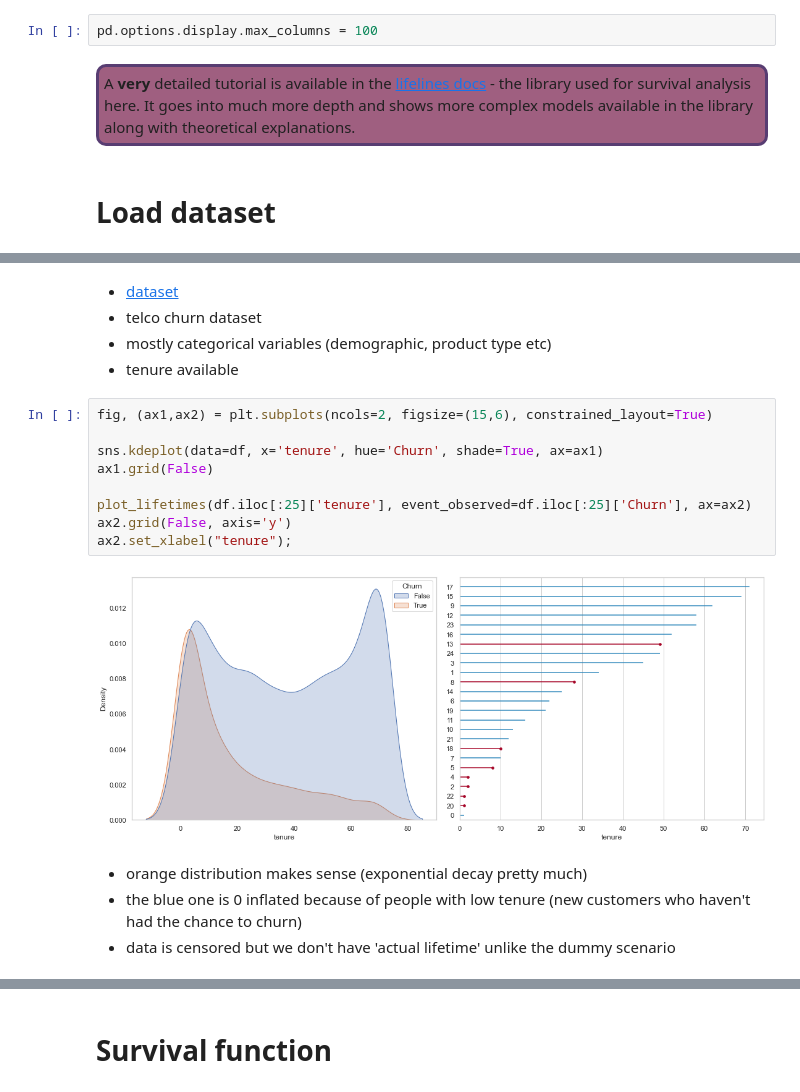
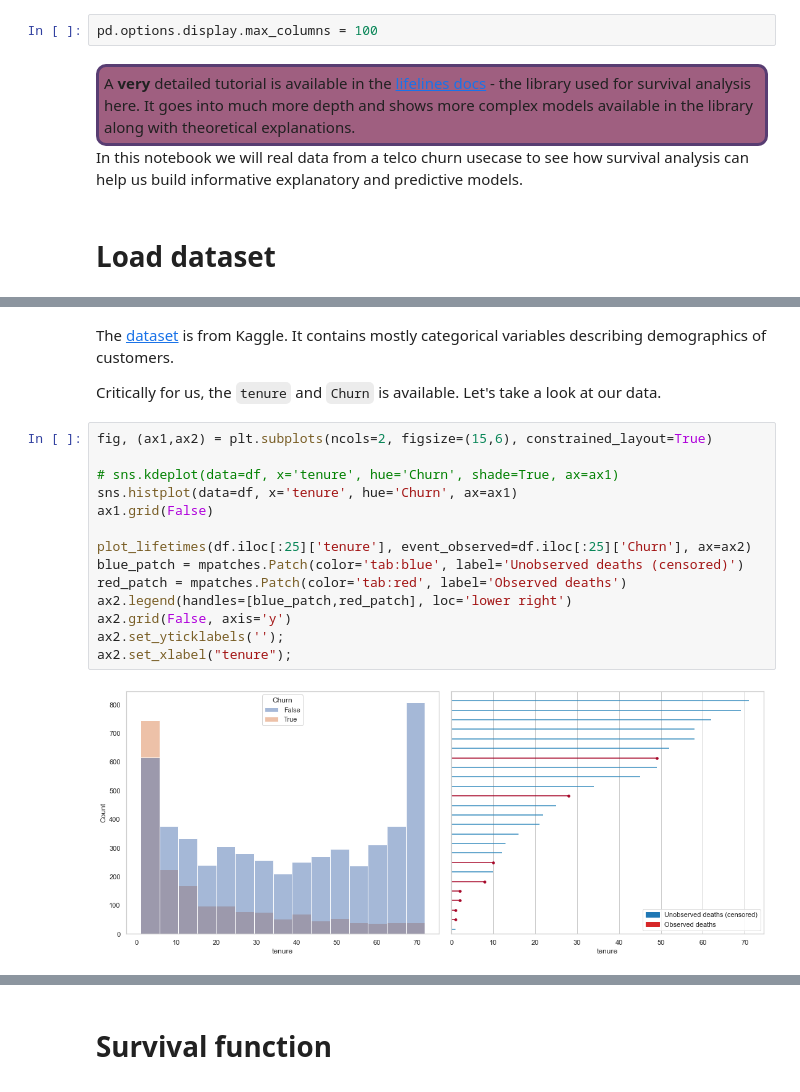
Before and after one commit to Rabeez/survival_demo, a Jupyter notebook: 2 - Churn.ipynb, the cells around one changed output, grey strips where cells are left out. Drawn from its saved outputs; the diff is of its cells as text.

```diff
--- a/2 - Churn.ipynb
+++ b/2 - Churn.ipynb
@@ -21,6 +21,10 @@ pd.options.display.max_columns = 100
             ">
     A <b>very</b> detailed tutorial is available in the <a href="https://lifelines.readthedocs.io/en/latest/Survival%20Analysis%20intro.html">lifelines docs</a> - the library used for survival analysis here. It goes into much more depth and shows more complex models available in the library along with theoretical explanations.
 </div>
+</br>
+</br>
+
+In this notebook we will real data from a telco churn usecase to see how survival analysis can help us build informative explanatory and predictive models.
 # %% [markdown]
 # Load dataset
 # %%
@@ -37,22 +41,22 @@ df.head()
 | 3 | 7795-CFOCW | Male | 0 | No | No | 45 | No | No phone service | ... |
 | 4 | 9237-HQITU | Female | 0 | No | No | 2 | Yes | No | ... |
 # %% [markdown]
-- [dataset](https://www.kaggle.com/blastchar/telco-customer-churn)
-- telco churn dataset
-- mostly categorical variables (demographic, product type etc)
-- tenure available
+The [dataset](https://www.kaggle.com/blastchar/telco-customer-churn) is from Kaggle. It contains mostly categorical variables describing demographics of customers.
+
+Critically for us, the `tenure` and `Churn` is available. Let's take a look at our data.
 # %%
 fig, (ax1,ax2) = plt.subplots(ncols=2, figsize=(15,6), constrained_layout=True)
 
-sns.kdeplot(data=df, x='tenure', hue='Churn', shade=True, ax=ax1)
+# sns.kdeplot(data=df, x='tenure', hue='Churn', shade=True, ax=ax1)
+sns.histplot(data=df, x='tenure', hue='Churn', ax=ax1)
 ax1.grid(False)
 
 plot_lifetimes(df.iloc[:25]['tenure'], event_observed=df.iloc[:25]['Churn'], ax=ax2)
+blue_patch = mpatches.Patch(color='tab:blue', label='Unobserved deaths (censored)')
+red_patch = mpatches.Patch(color='tab:red', label='Observed deaths')
+ax2.legend(handles=[blue_patch,red_patch], loc='lower right')
 ax2.grid(False, axis='y')
+ax2.set_yticklabels('');
 ax2.set_xlabel("tenure");
 # %% [output]
-[figure, old version]
+[figure, new version]
-# %% [markdown]
-- orange distribution makes sense (exponential decay pretty much)
-- the blue one is 0 inflated because of people with low tenure (new customers who haven't had the chance to churn)
-- data is censored but we don't have 'actual lifetime' unlike the dummy scenario
```
Also changed, not shown: parts of 27 cells of this notebook, 1 other file.
